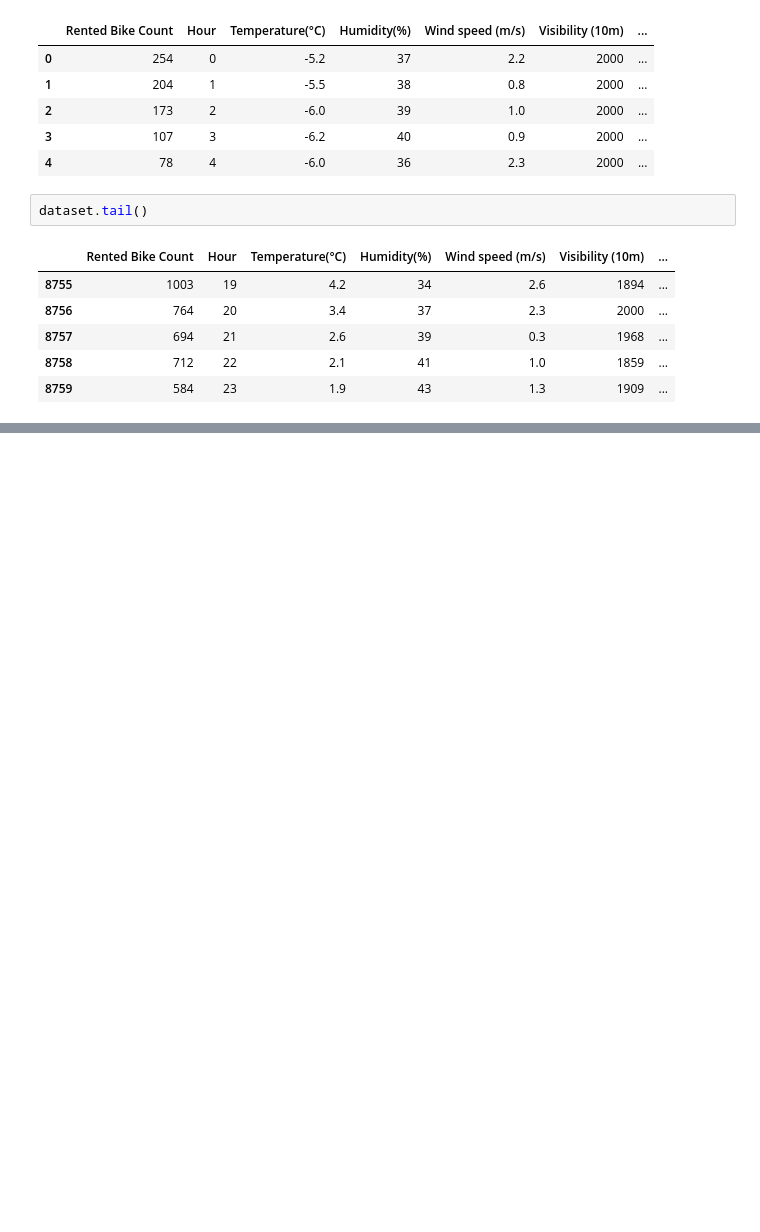
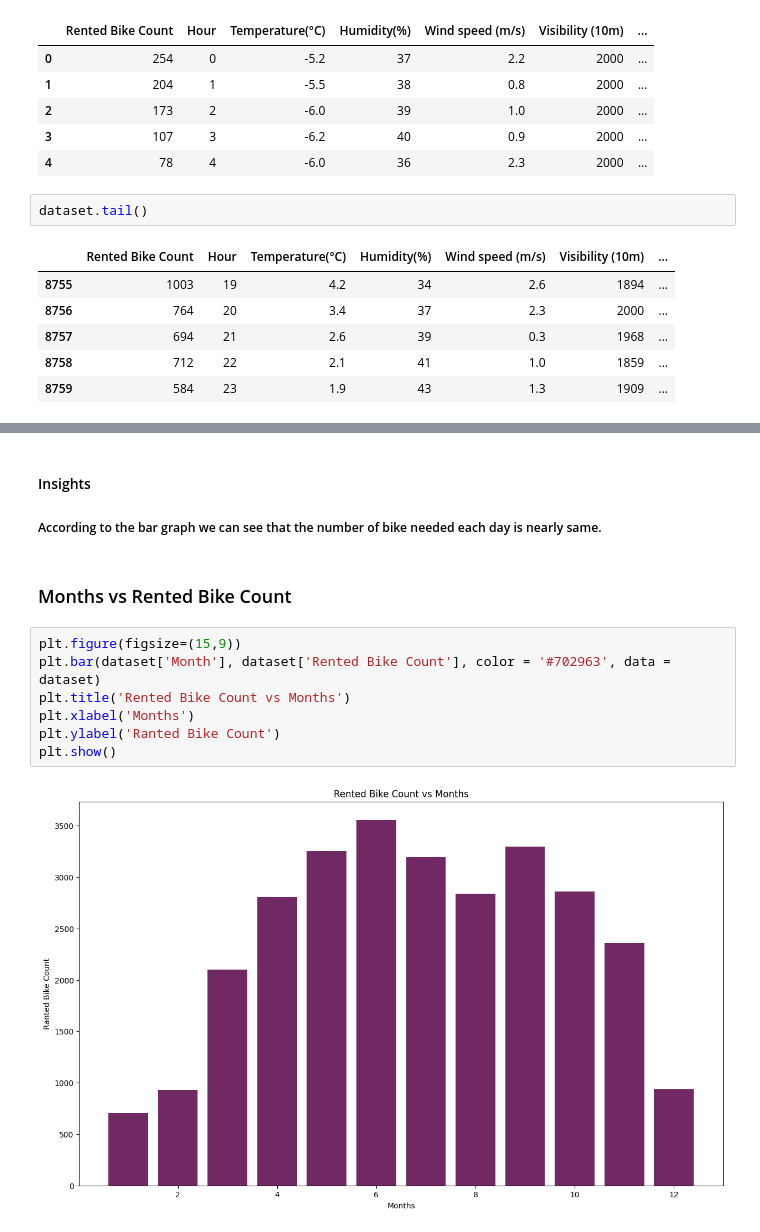
Before and after one commit to NirajBhakhar/Bike-Sharing-Demand-Prediction, a Jupyter notebook: notebooks/DataExploration.ipynb, the cells around one changed output, grey strips where cells are left out. Cells and saved outputs as stored; diff of their text form; blank space fills up the shorter version.

```diff
--- a/notebooks/DataExploration.ipynb
+++ b/notebooks/DataExploration.ipynb
@@ -205,0 +237,14 @@ dataset.tail()
+# %% [markdown]
+#### Insights
+##### According to the bar graph we can see that the number of bike needed each day is nearly same.
+# %% [markdown]
+### Months vs Rented Bike Count
+# %%
+plt.figure(figsize=(15,9))
+plt.bar(dataset['Month'], dataset['Rented Bike Count'], color = '#702963', data = dataset)
+plt.title('Rented Bike Count vs Months')
+plt.xlabel('Months')
+plt.ylabel('Ranted Bike Count')
+plt.show()
+# %% [output]
+[figure, added]
```
Also changed, not shown: parts of 29 cells of this notebook.
